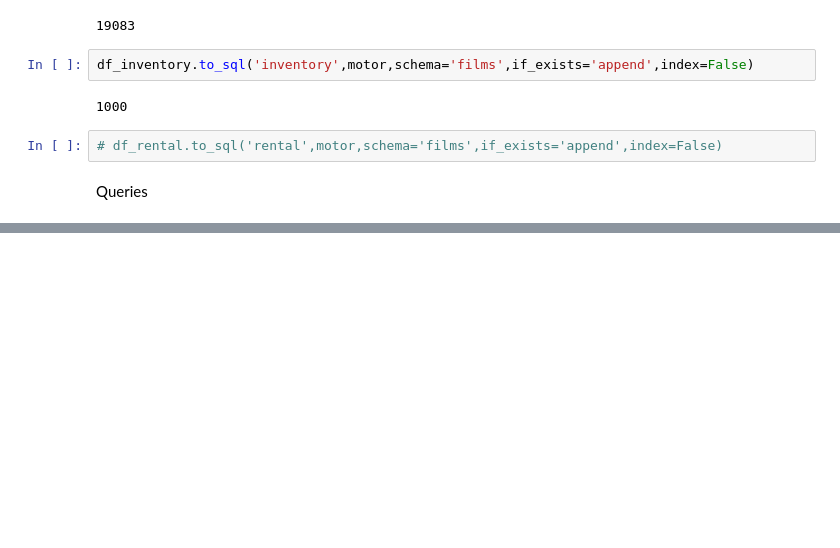
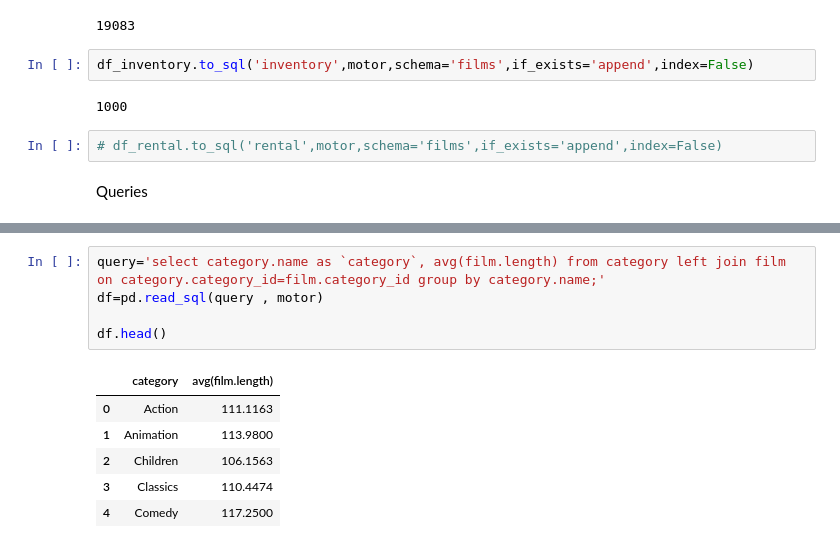
Before and after one commit to agirondo/sql-data-base-building, a Jupyter notebook: code.ipynb, the cells around one changed output, grey strips where cells are left out. Cells and saved outputs as stored; diff of their text form; blank space fills up the shorter version.

```diff
--- a/code.ipynb
+++ b/code.ipynb
@@ -279,0 +286,12 @@ SyntaxError: invalid syntax (2042535664.py, line 1)
+# %%
+query='select category.name as `category`, avg(film.length) from category left join film on category.category_id=film.category_id group by category.name;'
+df=pd.read_sql(query , motor)
+
+df.head()
+# %% [output]
+|  | category | avg(film.length) |
+| 0 | Action | 111.1163 |
+| 1 | Animation | 113.9800 |
+| 2 | Children | 106.1563 |
+| 3 | Classics | 110.4474 |
+| 4 | Comedy | 117.2500 |
```
Also changed, not shown: parts of 5 cells of this notebook.
